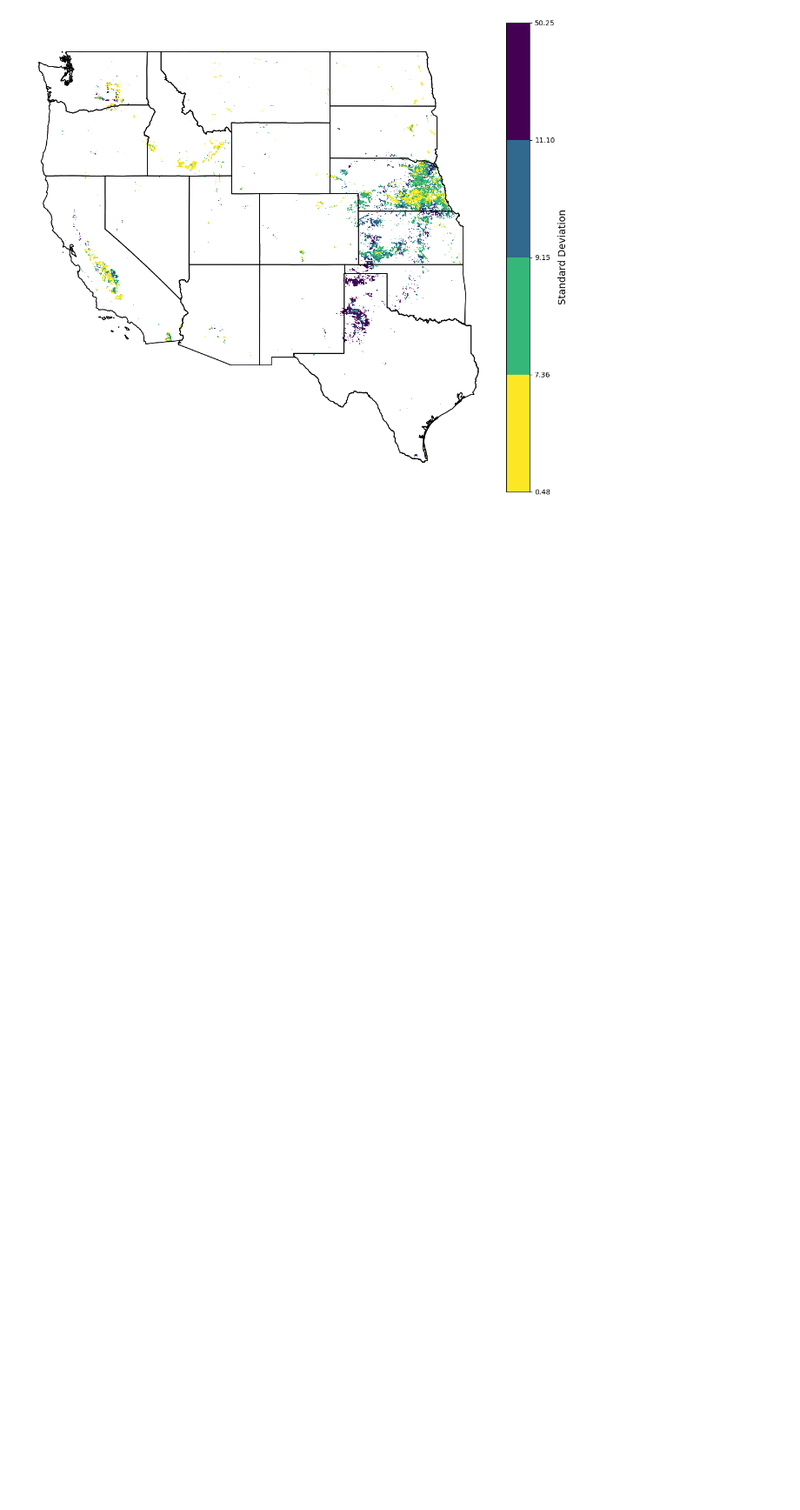
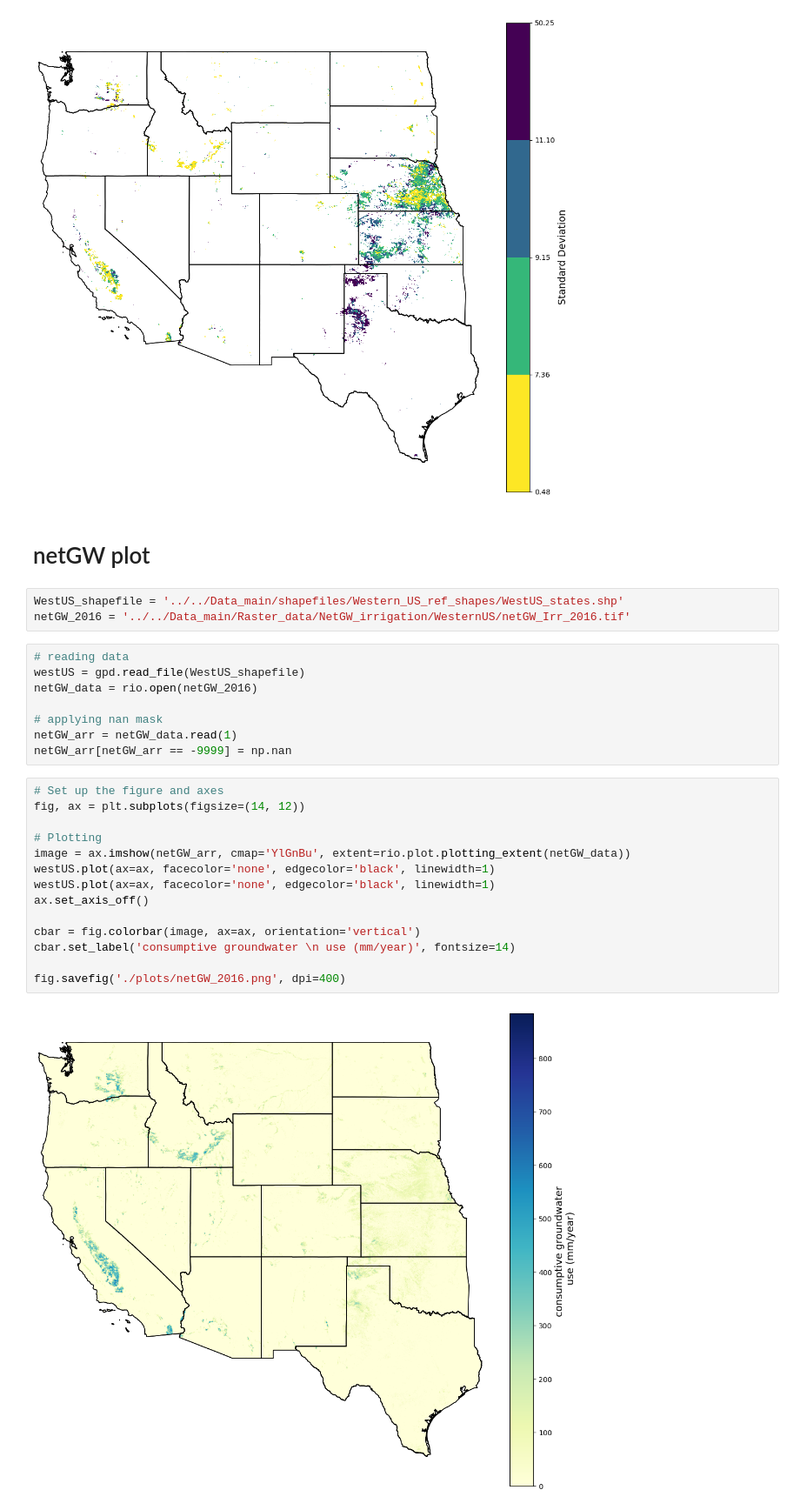
Before and after one commit to mdfahimhasan/WestUS_Peff, a Jupyter notebook: Codes/results_analysis/plots.ipynb, the cells around one changed output. Shown at 87% size. Saved outputs shown, nothing was run; the diff lists cells and outputs as text; blank space fills up the shorter version.

```diff
--- a/Codes/results_analysis/plots.ipynb
+++ b/Codes/results_analysis/plots.ipynb
@@ -61,3 +63,32 @@ westUS.plot(ax=ax, facecolor='none', edgecolor='black', linewidth=1)
 ax.set_axis_off()
 # %% [output]
 [figure]
+# %% [markdown]
+# netGW plot
+# %%
+WestUS_shapefile = '../../Data_main/shapefiles/Western_US_ref_shapes/WestUS_states.shp'
+netGW_2016 = '../../Data_main/Raster_data/NetGW_irrigation/WesternUS/netGW_Irr_2016.tif'
+# %%
+# reading data
+westUS = gpd.read_file(WestUS_shapefile)
+netGW_data = rio.open(netGW_2016)
+
+# applying nan mask
+netGW_arr = netGW_data.read(1)
+netGW_arr[netGW_arr == -9999] = np.nan
+# %%
+# Set up the figure and axes
+fig, ax = plt.subplots(figsize=(14, 12))
+
+# Plotting
+image = ax.imshow(netGW_arr, cmap='YlGnBu', extent=rio.plot.plotting_extent(netGW_data))
+westUS.plot(ax=ax, facecolor='none', edgecolor='black', linewidth=1)
+westUS.plot(ax=ax, facecolor='none', edgecolor='black', linewidth=1)
+ax.set_axis_off()
+
+cbar = fig.colorbar(image, ax=ax, orientation='vertical')
+cbar.set_label('consumptive groundwater \n use (mm/year)', fontsize=14)
+
+fig.savefig('./plots/netGW_2016.png', dpi=400)
+# %% [output]
+[figure, added]
```
Also changed, not shown: parts of 3 cells of this notebook, 5 other files.
